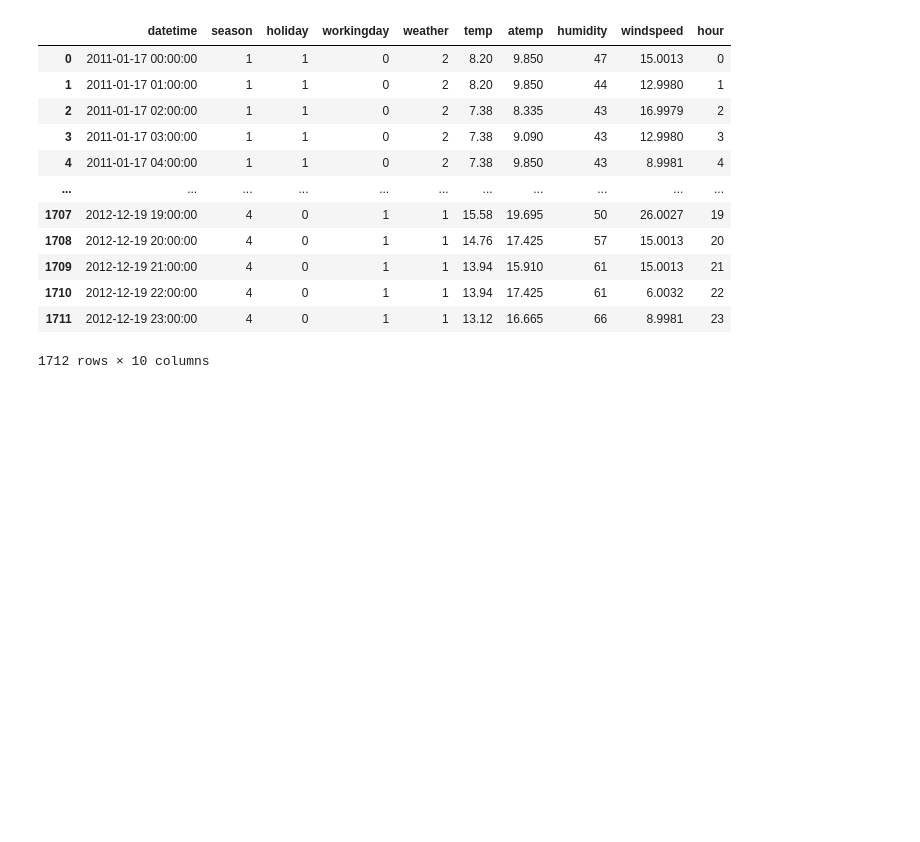
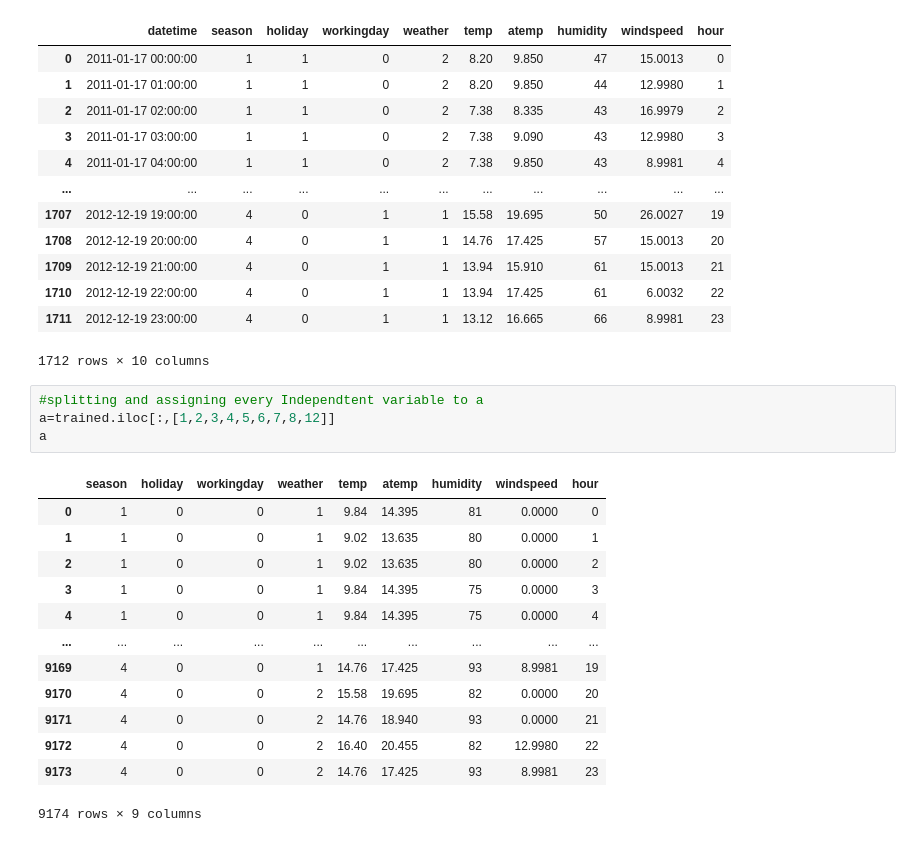
Before and after one commit to nishanth0233/INFO-5502, a Jupyter notebook: lab_assignment_06.ipynb, the cells around one changed output. Drawn from its saved outputs; the diff is of its cells as text; blank space fills up the shorter version.

```diff
--- a/lab_assignment_06.ipynb
+++ b/lab_assignment_06.ipynb
@@ -236,3 +236,21 @@ test
 | 1710 | 2012-12-19 22:00:00 | 4 | 0 | 1 | 1 | 13.94 | 17.425 | 61 | 6.0032 | 22 |
 | 1711 | 2012-12-19 23:00:00 | 4 | 0 | 1 | 1 | 13.12 | 16.665 | 66 | 8.9981 | 23 |
 1712 rows × 10 columns
+# %%
+#splitting and assigning every Independtent variable to a
+a=trained.iloc[:,[1,2,3,4,5,6,7,8,12]]
+a
+# %% [output]
+|  | season | holiday | workingday | weather | temp | atemp | humidity | windspeed | hour |
+| 0 | 1 | 0 | 0 | 1 | 9.84 | 14.395 | 81 | 0.0000 | 0 |
+| 1 | 1 | 0 | 0 | 1 | 9.02 | 13.635 | 80 | 0.0000 | 1 |
+| 2 | 1 | 0 | 0 | 1 | 9.02 | 13.635 | 80 | 0.0000 | 2 |
+| 3 | 1 | 0 | 0 | 1 | 9.84 | 14.395 | 75 | 0.0000 | 3 |
+| 4 | 1 | 0 | 0 | 1 | 9.84 | 14.395 | 75 | 0.0000 | 4 |
+| ... | ... | ... | ... | ... | ... | ... | ... | ... | ... |
+| 9169 | 4 | 0 | 0 | 1 | 14.76 | 17.425 | 93 | 8.9981 | 19 |
+| 9170 | 4 | 0 | 0 | 2 | 15.58 | 19.695 | 82 | 0.0000 | 20 |
+| 9171 | 4 | 0 | 0 | 2 | 14.76 | 18.940 | 93 | 0.0000 | 21 |
+| 9172 | 4 | 0 | 0 | 2 | 16.40 | 20.455 | 82 | 12.9980 | 22 |
+| 9173 | 4 | 0 | 0 | 2 | 14.76 | 17.425 | 93 | 8.9981 | 23 |
+9174 rows × 9 columns
```
Also changed, not shown: parts of 2 cells of this notebook.
